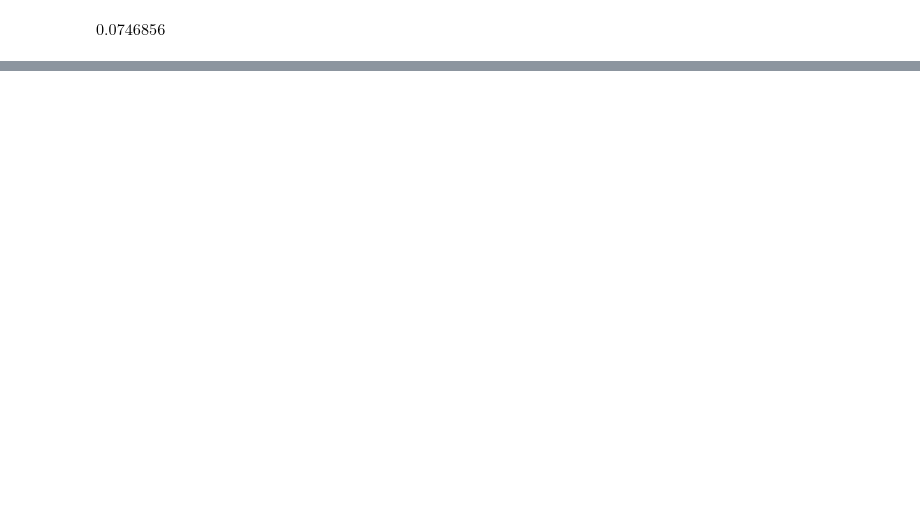
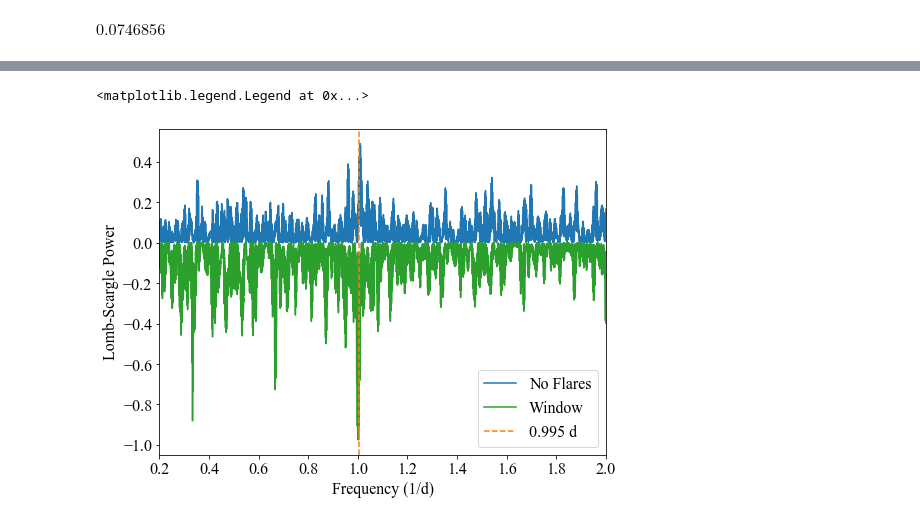
Before and after one commit to benjaminpope/mtv, a Jupyter notebook: notebooks/cr_dra.ipynb, the cells around one changed output, grey strips where cells are left out. Drawn from its saved outputs; the diff is of its cells as text; code cells hidden in the pictures; blank space fills up the shorter version.

Commit message:
window function

```diff
--- a/notebooks/cr_dra.ipynb
+++ b/notebooks/cr_dra.ipynb
@@ -359,3 +363,7 @@ $0.000915869 \; \mathrm{}$
 ls_raw.false_alarm_probability(power_raw.max())
 # %% [output]
 $0.0746856 \; \mathrm{}$
+# %%
+ls_window = LombScargle(t[~bad],np.ones_like(flux[~bad]),error[~bad],center_data=False,fit_mean=False)
+# %%
+power_window = ls_window.power(freqs)
@@ -361,0 +375,17 @@ $0.0746856 \; \mathrm{}$
+# %%
+fig = plt.figure(figsize=(8.0,6.0))
+
+plt.plot(freqs,power_radio,color=colours[0],label='No Flares')
+plt.plot(freqs,-power_window,color=colours[2],label='Window')
+
+plt.axvline(2./tm.best_period,linestyle='--',color=colours[1],label='%.3f d' % (tm.best_period/2.))
+# plt.yscale('log')
+plt.xlim(freqs.min(),freqs.max())
+plt.xlabel(r'Frequency (1/d)')
+plt.ylabel('Lomb-Scargle Power')
+plt.legend()
+# plt.savefig('cr_dra_lomb_scargle.pdf',bbox_inches='tight')
+# plt.savefig('cr_dra_lomb_scargle.png',bbox_inches='tight')
+# %% [output]
+<matplotlib.legend.Legend at 0x...>
+[figure, added]
```
Also changed, not shown: parts of 6 cells of this notebook, 2 other files.
